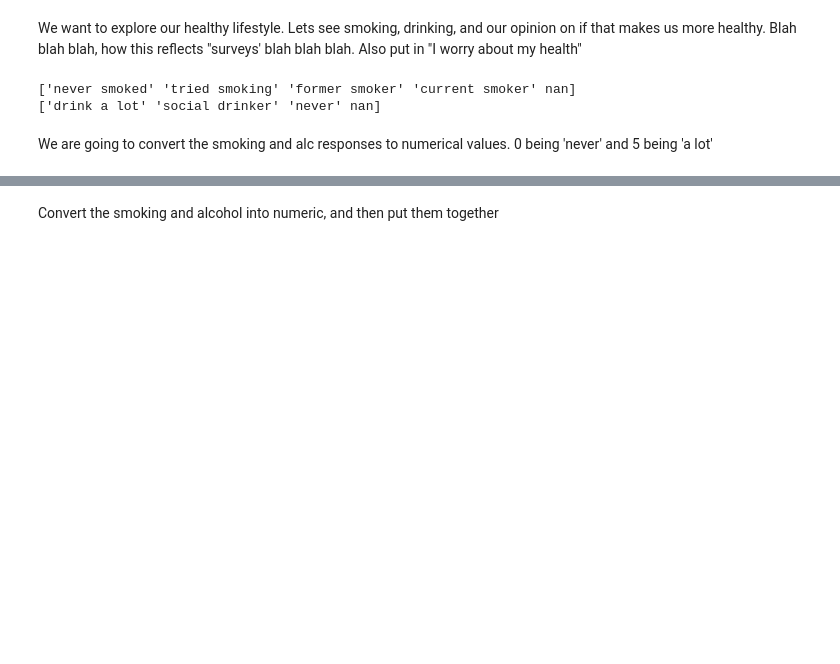
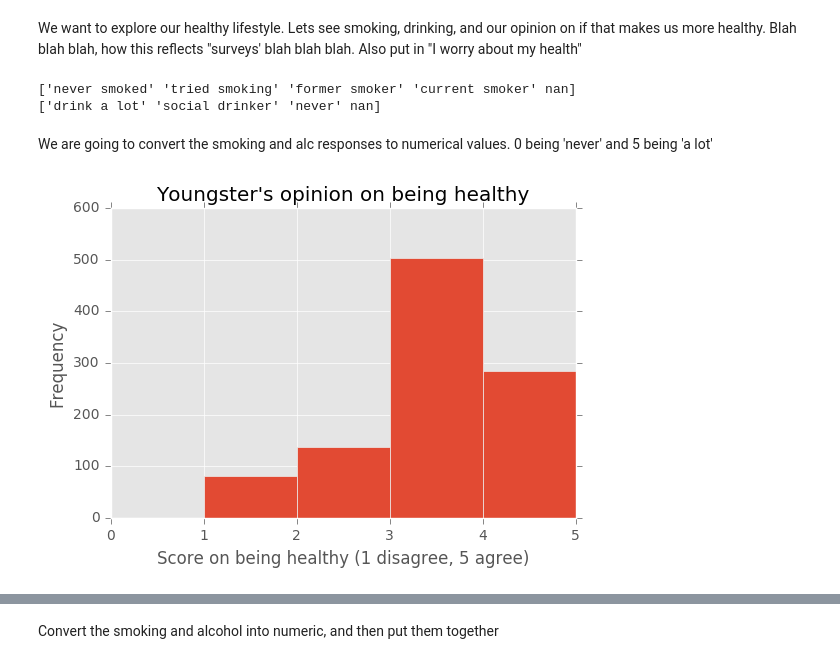
Before and after one commit to ehkhong/sta-141b-proj, a Jupyter notebook: calculated.py.ipynb, the cells around one changed output, grey strips where cells are left out. Saved outputs shown, nothing was run; the diff lists cells and outputs as text; code cells hidden in the pictures; blank space fills up the shorter version.

```diff
--- a/calculated.py.ipynb
+++ b/calculated.py.ipynb
@@ -84,3 +90,11 @@ print smoking_id, '\n', alc_id
 We are going to convert the smoking and alc responses to numerical values. 0 being 'never' and 5 being 'a lot'
 # %%
 life_dict = {'never smoked': 5, 'tried smoking': 4, 'former smoker': 2, 'current smoker': 0,'never': 5, 'social drinker': 3, 'drink a lot': 0}
+# %%
+y_data.hist(column='Healthy eating', bins=np.arange(0, 6, 1))
+plt.xlabel('Score on being healthy (1 disagree, 5 agree)')
+plt.ylabel('Frequency')
+plt.title('Youngster\'s opinion on being healthy')
+plt.show()
+# %% [output]
+[figure, added]
```
Also changed, not shown: parts of 16 cells of this notebook.
